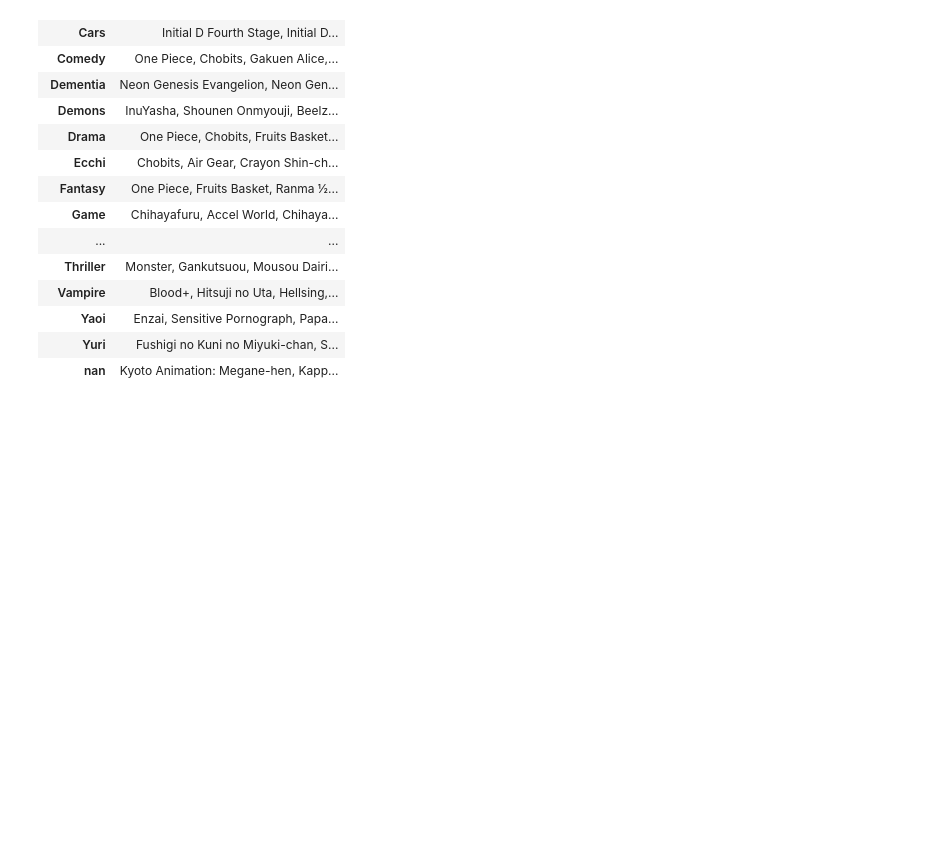
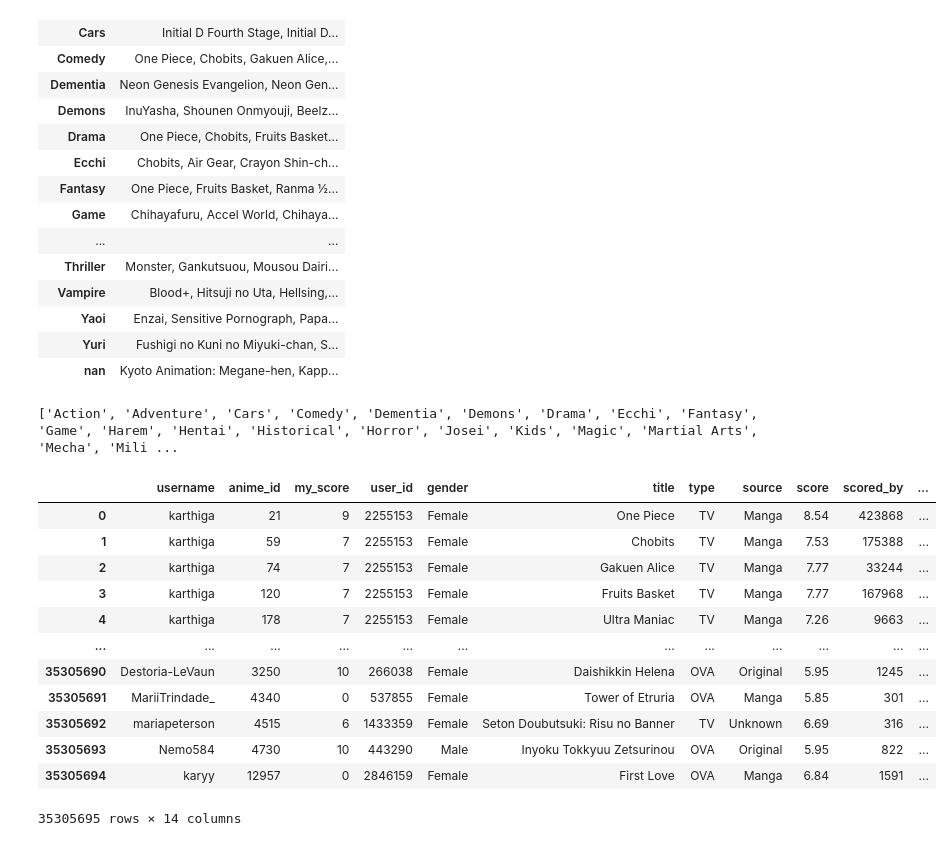
Before and after one commit to imirransom7/Anime-Recommendation-App, a Jupyter notebook: genre_transformation.ipynb, the cells around one changed output. Cells and saved outputs as stored; diff of their text form; code cells hidden in the pictures; blank space fills up the shorter version.

Commit message:
starting a new way to get the genres with the respected anime

```diff
--- a/genre_transformation.ipynb
+++ b/genre_transformation.ipynb
@@ -399,3 +399,32 @@ newer_df
 | nan | Kyoto Animation: Megane-hen, Kapp... |
 # %%
 newer_df.to_csv("E:\RhaMo\CSV Files\Anime Dataset\genre_dataset_3.csv")
+# %%
+unique_genres.append('UNKNOWN')
+unique_genres.append('Award Winning')
+print(unique_genres, end='')
+# %% [output]
+['Action', 'Adventure', 'Cars', 'Comedy', 'Dementia', 'Demons', 'Drama', 'Ecchi', 'Fantasy', 'Game', 'Harem', 'Hentai', 'Historical', 'Horror', 'Josei', 'Kids', 'Magic', 'Martial Arts', 'Mecha', 'Mili ...
+# %%
+import re
+def genre_separation(genre):
+    for g in unique_genres:
+        if re.search(rf'{g}', genre):
+            return g
+
+df['separated_genre'] = df['genre'].apply(genre_separation)
+df
+# %% [output]
+|  | username | anime_id | my_score | user_id | gender | title | type | source | score | scored_by | ... |
+| 0 | karthiga | 21 | 9 | 2255153 | Female | One Piece | TV | Manga | 8.54 | 423868 | ... |
+| 1 | karthiga | 59 | 7 | 2255153 | Female | Chobits | TV | Manga | 7.53 | 175388 | ... |
+| 2 | karthiga | 74 | 7 | 2255153 | Female | Gakuen Alice | TV | Manga | 7.77 | 33244 | ... |
+| 3 | karthiga | 120 | 7 | 2255153 | Female | Fruits Basket | TV | Manga | 7.77 | 167968 | ... |
+| 4 | karthiga | 178 | 7 | 2255153 | Female | Ultra Maniac | TV | Manga | 7.26 | 9663 | ... |
+| ... | ... | ... | ... | ... | ... | ... | ... | ... | ... | ... | ... |
+| 35305690 | Destoria-LeVaun | 3250 | 10 | 266038 | Female | Daishikkin Helena | OVA | Original | 5.95 | 1245 | ... |
+| 35305691 | MariiTrindade_ | 4340 | 0 | 537855 | Female | Tower of Etruria | OVA | Manga | 5.85 | 301 | ... |
+| 35305692 | mariapeterson | 4515 | 6 | 1433359 | Female | Seton Doubutsuki: Risu no Banner | TV | Unknown | 6.69 | 316 | ... |
+| 35305693 | Nemo584 | 4730 | 10 | 443290 | Male | Inyoku Tokkyuu Zetsurinou | OVA | Original | 5.95 | 822 | ... |
+| 35305694 | karyy | 12957 | 0 | 2846159 | Female | First Love | OVA | Manga | 6.84 | 1591 | ... |
+35305695 rows × 14 columns
```
Also changed, not shown: parts of 6 cells of this notebook.
